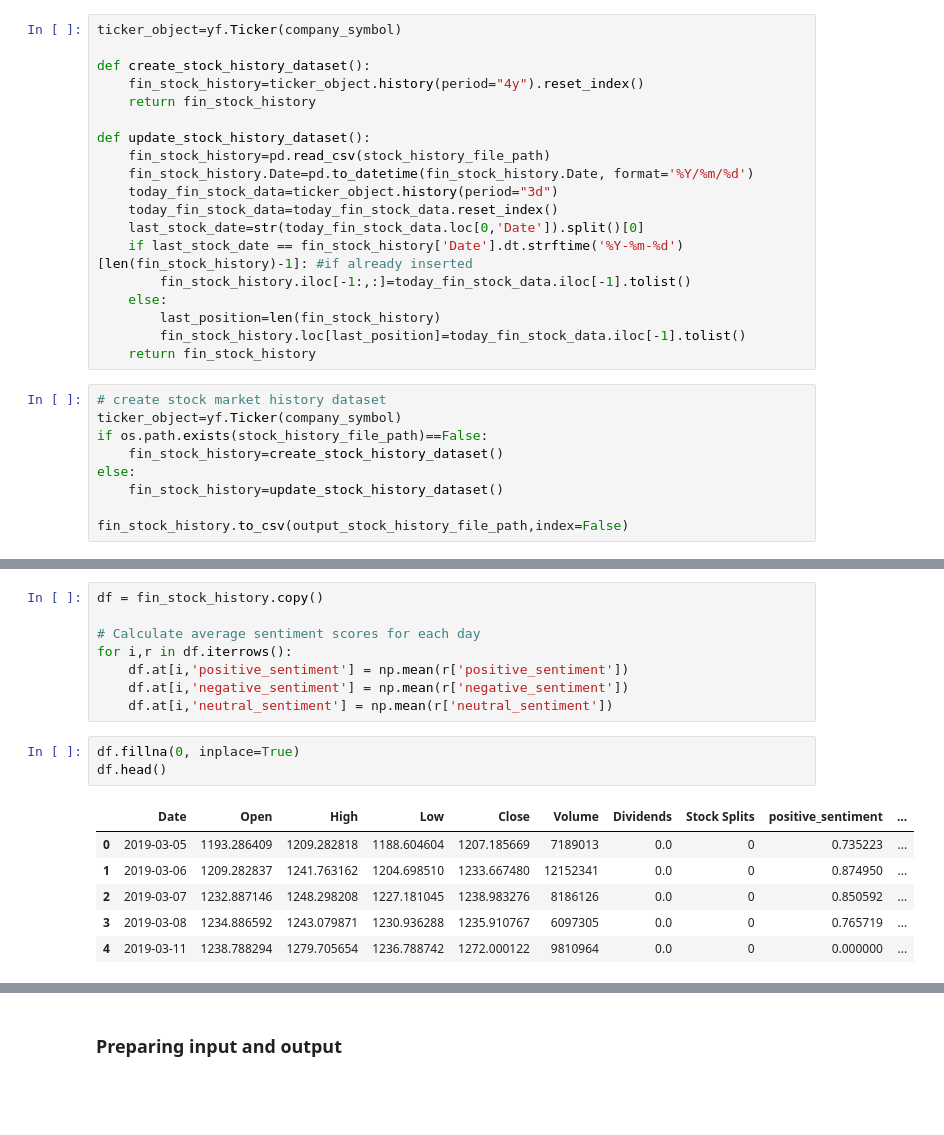
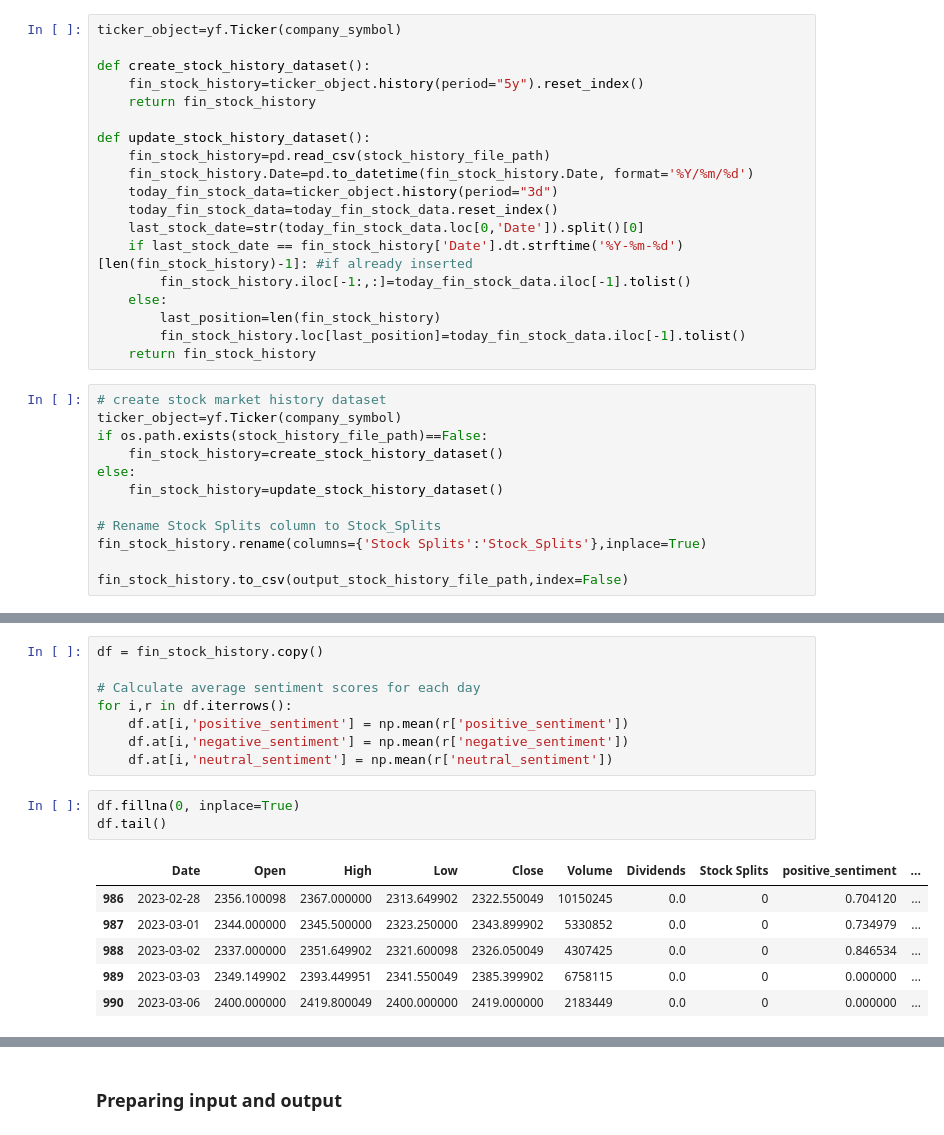
Before and after one commit to ashwinkey04/pred-backend, a Jupyter notebook: fyp_phase_1.ipynb, the cells around one changed output, grey strips where cells are left out. Cells and saved outputs as stored; diff of their text form; blank space fills up the shorter version.

```diff
--- a/fyp_phase_1.ipynb
+++ b/fyp_phase_1.ipynb
@@ -157,7 +201,7 @@ def reformat_date(input_dt_str):
 ticker_object=yf.Ticker(company_symbol)
 
 def create_stock_history_dataset():
-    fin_stock_history=ticker_object.history(period="4y").reset_index()
+    fin_stock_history=ticker_object.history(period="5y").reset_index()
     return fin_stock_history
 
 def update_stock_history_dataset():
@@ -180,6 +224,9 @@ if os.path.exists(stock_history_file_path)==False:
 else:
     fin_stock_history=update_stock_history_dataset()
 
+# Rename Stock Splits column to Stock_Splits
+fin_stock_history.rename(columns={'Stock Splits':'Stock_Splits'},inplace=True)
+
 fin_stock_history.to_csv(output_stock_history_file_path,index=False)
 # %% [markdown]
 ## Create/Update news dataset
@@ -887,14 +971,14 @@ for i,r in df.iterrows():
     df.at[i,'neutral_sentiment'] = np.mean(r['neutral_sentiment'])
 # %%
 df.fillna(0, inplace=True)
-df.head()
+df.tail()
 # %% [output]
 |  | Date | Open | High | Low | Close | Volume | Dividends | Stock Splits | positive_sentiment | ... |
-| 0 | 2019-03-05 | 1193.286409 | 1209.282818 | 1188.604604 | 1207.185669 | 7189013 | 0.0 | 0 | 0.735223 | ... |
-| 1 | 2019-03-06 | 1209.282837 | 1241.763162 | 1204.698510 | 1233.667480 | 12152341 | 0.0 | 0 | 0.874950 | ... |
-| 2 | 2019-03-07 | 1232.887146 | 1248.298208 | 1227.181045 | 1238.983276 | 8186126 | 0.0 | 0 | 0.850592 | ... |
-| 3 | 2019-03-08 | 1234.886592 | 1243.079871 | 1230.936288 | 1235.910767 | 6097305 | 0.0 | 0 | 0.765719 | ... |
-| 4 | 2019-03-11 | 1238.788294 | 1279.705654 | 1236.788742 | 1272.000122 | 9810964 | 0.0 | 0 | 0.000000 | ... |
+| 986 | 2023-02-28 | 2356.100098 | 2367.000000 | 2313.649902 | 2322.550049 | 10150245 | 0.0 | 0 | 0.704120 | ... |
+| 987 | 2023-03-01 | 2344.000000 | 2345.500000 | 2323.250000 | 2343.899902 | 5330852 | 0.0 | 0 | 0.734979 | ... |
+| 988 | 2023-03-02 | 2337.000000 | 2351.649902 | 2321.600098 | 2326.050049 | 4307425 | 0.0 | 0 | 0.846534 | ... |
+| 989 | 2023-03-03 | 2349.149902 | 2393.449951 | 2341.550049 | 2385.399902 | 6758115 | 0.0 | 0 | 0.000000 | ... |
+| 990 | 2023-03-06 | 2400.000000 | 2419.800049 | 2400.000000 | 2419.000000 | 2183449 | 0.0 | 0 | 0.000000 | ... |
 # %%
 df.info()
 # %% [output]
```
Also changed, not shown: parts of 53 cells of this notebook.
